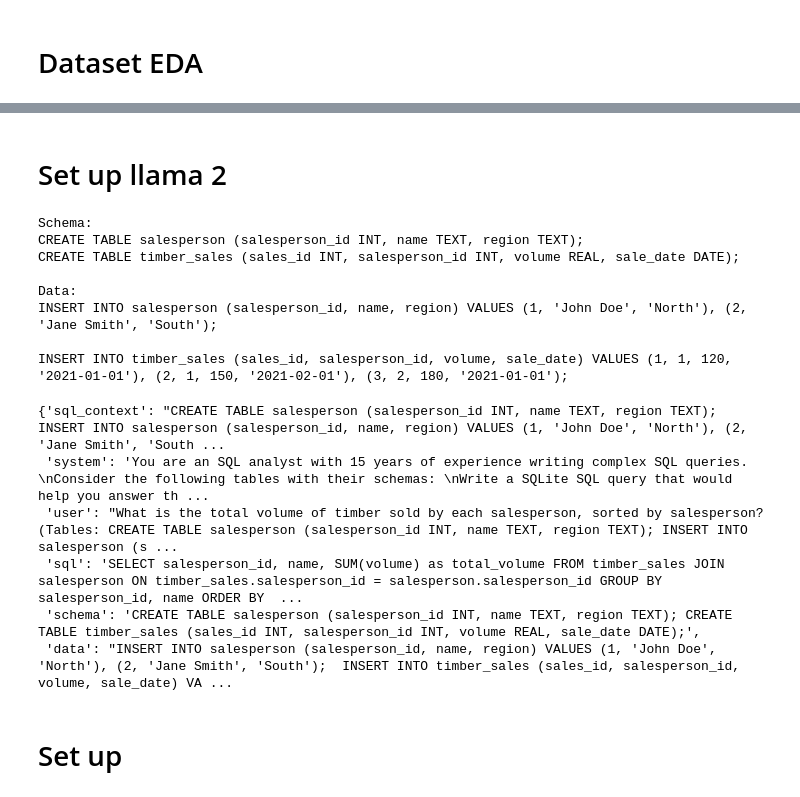
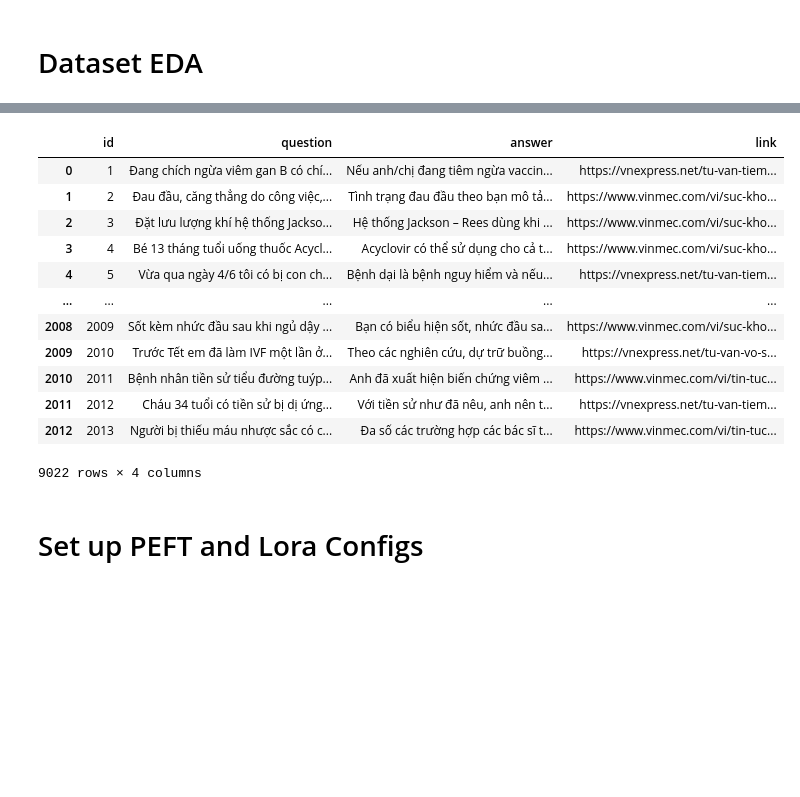
Before and after one commit to johnpham4/Agent-deployment-microservice, a Jupyter notebook: notebook/notebook.ipynb, the cells around one changed output, grey strips where cells are left out. Drawn from its saved outputs; the diff is of its cells as text; code cells hidden in the pictures; blank space fills up the shorter version.

```diff
--- a/notebook/notebook.ipynb
+++ b/notebook/notebook.ipynb
@@ -125,36 +82,24 @@ df_train.head()
+# %%
+ds = load_dataset("tarudesu/ViHealthQA")
+ds_train = ds["train"].to_pandas()
+ds_val = ds["validation"].to_pandas()
+
+ds_train = pd.concat([ds_train, ds_test])
+# %%
+ds_train
+# %% [output]
+|  | id | question | answer | link |
+| 0 | 1 | Đang chích ngừa viêm gan B có chí... | Nếu anh/chị đang tiêm ngừa vaccin... | https://vnexpress.net/tu-van-tiem... |
+| 1 | 2 | Đau đầu, căng thẳng do công việc,... | Tình trạng đau đầu theo bạn mô tả... | https://www.vinmec.com/vi/suc-kho... |
+| 2 | 3 | Đặt lưu lượng khí hệ thống Jackso... | Hệ thống Jackson – Rees dùng khi ... | https://www.vinmec.com/vi/suc-kho... |
+| 3 | 4 | Bé 13 tháng tuổi uống thuốc Acycl... | Acyclovir có thể sử dụng cho cả t... | https://www.vinmec.com/vi/suc-kho... |
+| 4 | 5 | Vừa qua ngày 4/6 tôi có bị con ch... | Bệnh dại là bệnh nguy hiểm và nếu... | https://vnexpress.net/tu-van-tiem... |
+| ... | ... | ... | ... | ... |
+| 2008 | 2009 | Sốt kèm nhức đầu sau khi ngủ dậy ... | Bạn có biểu hiện sốt, nhức đầu sa... | https://www.vinmec.com/vi/suc-kho... |
+| 2009 | 2010 | Trước Tết em đã làm IVF một lần ở... | Theo các nghiên cứu, dự trữ buồng... | https://vnexpress.net/tu-van-vo-s... |
+| 2010 | 2011 | Bệnh nhân tiền sử tiểu đường tuýp... | Anh đã xuất hiện biến chứng viêm ... | https://www.vinmec.com/vi/tin-tuc... |
+| 2011 | 2012 | Cháu 34 tuổi có tiền sử bị dị ứng... | Với tiền sử như đã nêu, anh nên t... | https://vnexpress.net/tu-van-tiem... |
+| 2012 | 2013 | Người bị thiếu máu nhược sắc có c... | Đa số các trường hợp các bác sĩ t... | https://www.vinmec.com/vi/tin-tuc... |
+9022 rows × 4 columns
 # %% [markdown]
-# Set up llama 2
+# Set up PEFT and Lora Configs
-# %%
-import re
-
-sql = """CREATE TABLE salesperson (salesperson_id INT, name TEXT, region TEXT);
-INSERT INTO salesperson (salesperson_id, name, region) VALUES (1, 'John Doe', 'North'), (2, 'Jane Smith', 'South');
-CREATE TABLE timber_sales (sales_id INT, salesperson_id INT, volume REAL, sale_date DATE);
-INSERT INTO timber_sales (sales_id, salesperson_id, volume, sale_date) VALUES (1, 1, 120, '2021-01-01'), (2, 1, 150, '2021-02-01'), (3, 2, 180, '2021-01-01');"""
-
-result = sql_process(sql)
-print("Schema:")
-print(result["schema"])
-print("\nData:")
-print(result["data"])
-# %% [output]
-Schema:
-CREATE TABLE salesperson (salesperson_id INT, name TEXT, region TEXT);
-CREATE TABLE timber_sales (sales_id INT, salesperson_id INT, volume REAL, sale_date DATE);
-
-Data:
-INSERT INTO salesperson (salesperson_id, name, region) VALUES (1, 'John Doe', 'North'), (2, 'Jane Smith', 'South');
-
-INSERT INTO timber_sales (sales_id, salesperson_id, volume, sale_date) VALUES (1, 1, 120, '2021-01-01'), (2, 1, 150, '2021-02-01'), (3, 2, 180, '2021-01-01');
-# %%
-ds = ds.map(lambda x: sql_process(x["sql_context"]))
-ds[0]
-# %% [output]
-{'sql_context': "CREATE TABLE salesperson (salesperson_id INT, name TEXT, region TEXT); INSERT INTO salesperson (salesperson_id, name, region) VALUES (1, 'John Doe', 'North'), (2, 'Jane Smith', 'South ...
- 'system': 'You are an SQL analyst with 15 years of experience writing complex SQL queries. \nConsider the following tables with their schemas: \nWrite a SQLite SQL query that would help you answer th ...
- 'user': "What is the total volume of timber sold by each salesperson, sorted by salesperson? (Tables: CREATE TABLE salesperson (salesperson_id INT, name TEXT, region TEXT); INSERT INTO salesperson (s ...
- 'sql': 'SELECT salesperson_id, name, SUM(volume) as total_volume FROM timber_sales JOIN salesperson ON timber_sales.salesperson_id = salesperson.salesperson_id GROUP BY salesperson_id, name ORDER BY  ...
- 'schema': 'CREATE TABLE salesperson (salesperson_id INT, name TEXT, region TEXT); CREATE TABLE timber_sales (sales_id INT, salesperson_id INT, volume REAL, sale_date DATE);',
- 'data': "INSERT INTO salesperson (salesperson_id, name, region) VALUES (1, 'John Doe', 'North'), (2, 'Jane Smith', 'South');  INSERT INTO timber_sales (sales_id, salesperson_id, volume, sale_date) VA ...
-# %% [markdown]
-# Set up
```
Also changed, not shown: parts of 55 cells of this notebook, 36 other files.
